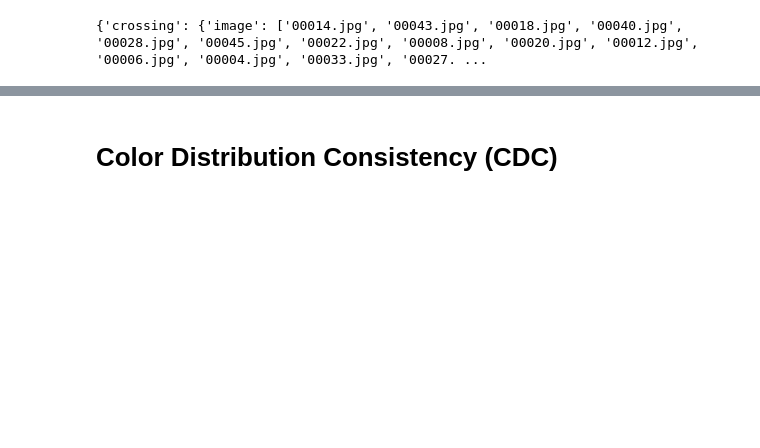
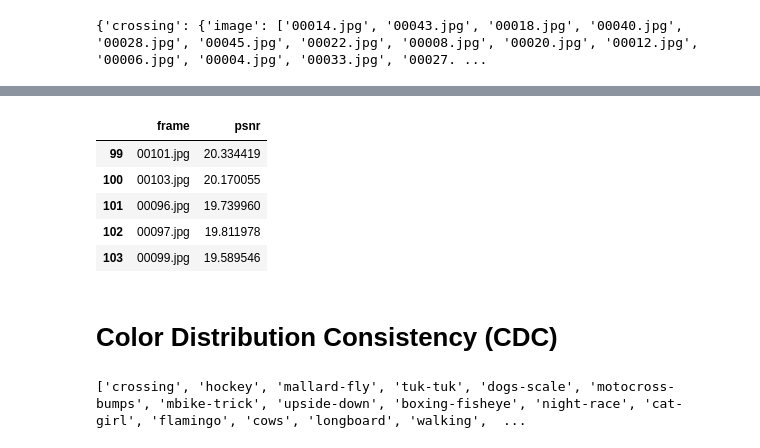
Before and after one commit to salkhon/video-colorization, a Jupyter notebook: notebooks/inference-video-colorization-rgb-with-perceptual-loss.ipynb, the cells around one changed output, grey strips where cells are left out. Drawn from its saved outputs; the diff is of its cells as text; code cells hidden in the pictures; blank space fills up the shorter version.

```diff
--- a/notebooks/inference-video-colorization-rgb-with-perceptual-loss.ipynb
+++ b/notebooks/inference-video-colorization-rgb-with-perceptual-loss.ipynb
@@ -213,0 +244,9 @@ for category, data in dfs.items():
+# %%
+df.tail()
+# %% [output]
+|  | frame | psnr |
+| 99 | 00101.jpg | 20.334419 |
+| 100 | 00103.jpg | 20.170055 |
+| 101 | 00096.jpg | 19.739960 |
+| 102 | 00097.jpg | 19.811978 |
+| 103 | 00099.jpg | 19.589546 |
@@ -226 +302,6 @@ def color_distribution_consistency(img1: torch.Tensor, img2: torch.Tensor) -> fl
+# %%
+categories = [path.name for path in DAVIS_PATH.rglob("*")]
+print(categories)
+# %% [output]
+['crossing', 'hockey', 'mallard-fly', 'tuk-tuk', 'dogs-scale', 'motocross-bumps', 'mbike-trick', 'upside-down', 'boxing-fisheye', 'night-race', 'cat-girl', 'flamingo', 'cows', 'longboard', 'walking',  ...
 # %%
```
Also changed, not shown: parts of 20 cells of this notebook, 1 other file.
